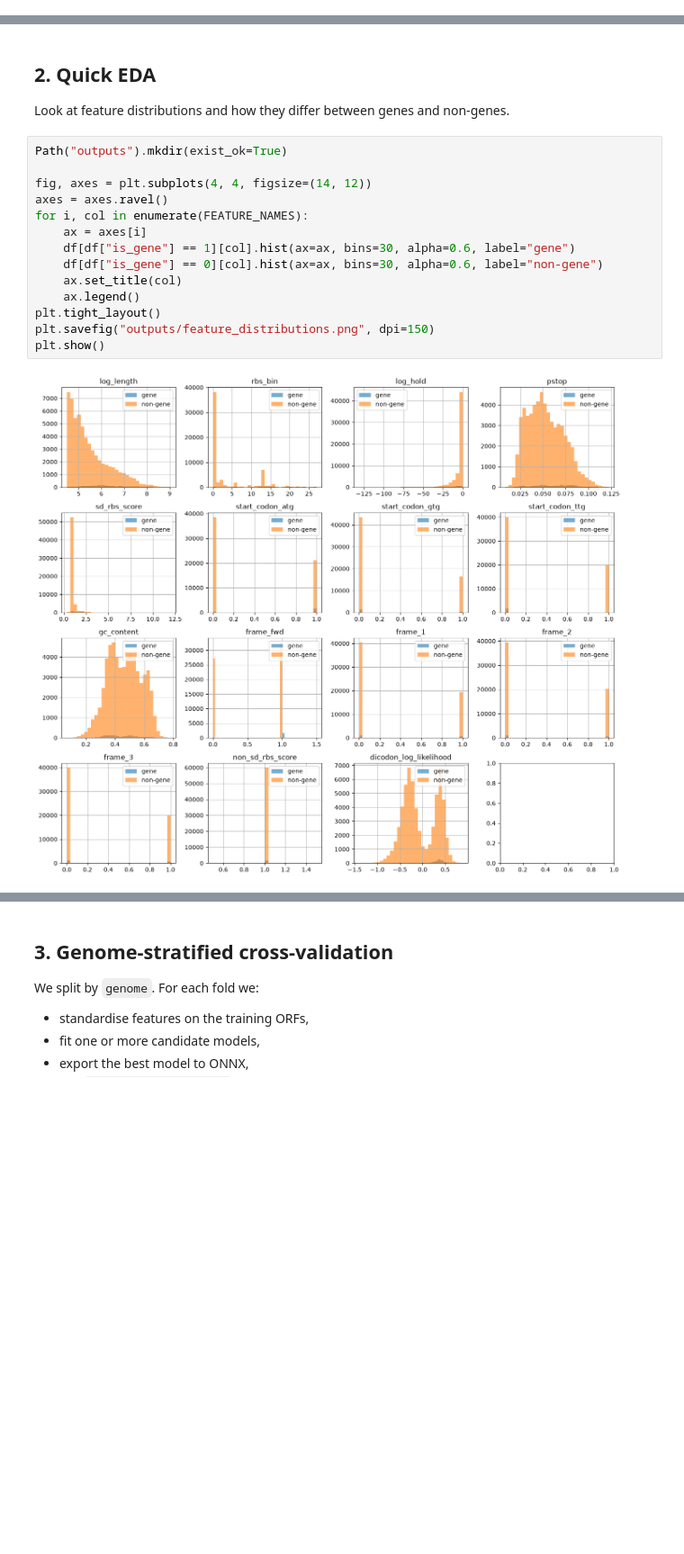
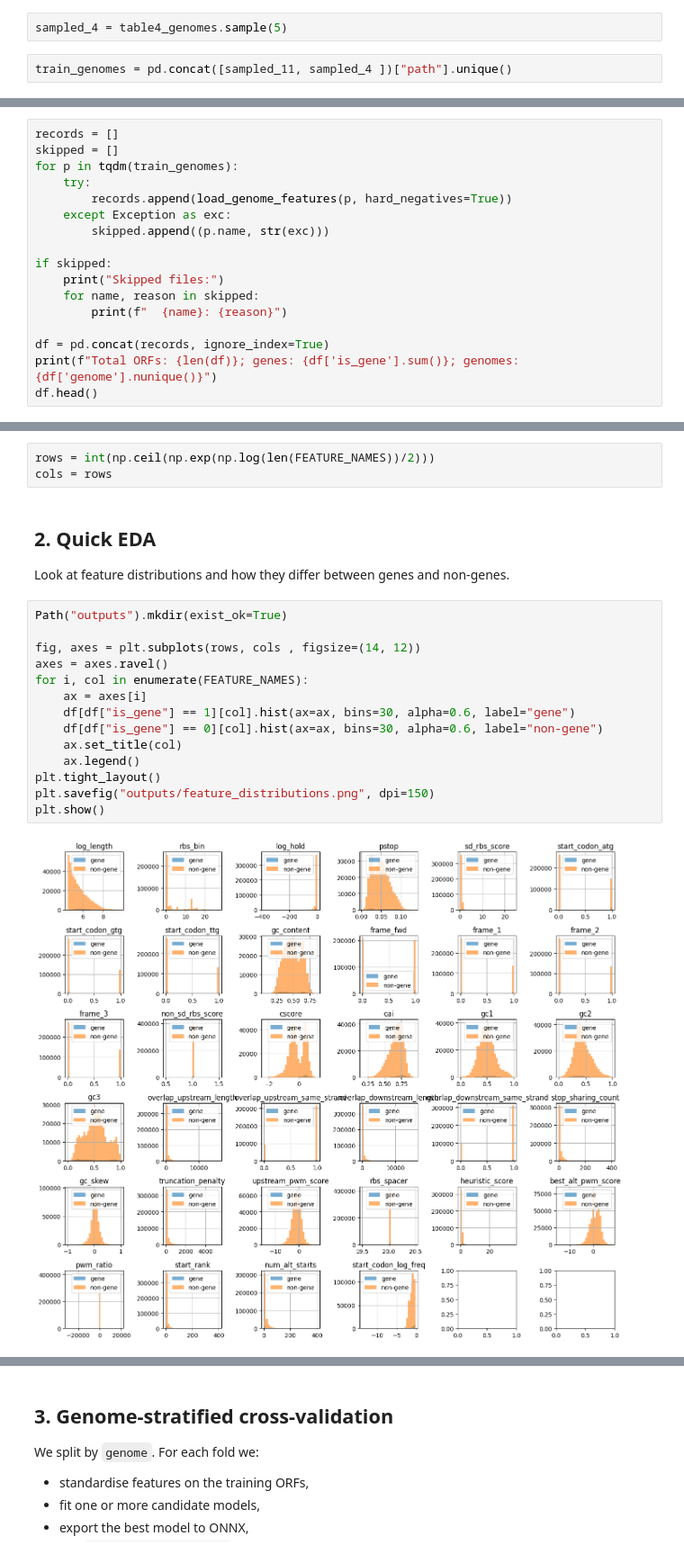
Before and after one commit to Yasas1994/PHANOTATE-rs, a Jupyter notebook: notebooks/01_orf_score_model.ipynb, the cells around one changed output, grey strips where cells are left out. Shown at 90% size. Saved outputs shown, nothing was run; the diff lists cells and outputs as text; blank space fills up the shorter version.

```diff
--- a/notebooks/01_orf_score_model.ipynb
+++ b/notebooks/01_orf_score_model.ipynb
@@ -171,0 +578,4 @@ df
+# %%
+sampled_4 = table4_genomes.sample(5)
+# %%
+train_genomes = pd.concat([sampled_11, sampled_4 ])["path"].unique()
@@ -171,0 +596,17 @@ df
+# %%
+records = []
+skipped = []
+for p in tqdm(train_genomes):
+    try:
+        records.append(load_genome_features(p, hard_negatives=True))
+    except Exception as exc:
+        skipped.append((p.name, str(exc)))
+
+if skipped:
+    print("Skipped files:")
+    for name, reason in skipped:
+        print(f"  {name}: {reason}")
+
+df = pd.concat(records, ignore_index=True)
+print(f"Total ORFs: {len(df)}; genes: {df['is_gene'].sum()}; genomes: {df['genome'].nunique()}")
+df.head()
@@ -172,3 +648,6 @@ df
+# %%
+rows = int(np.ceil(np.exp(np.log(len(FEATURE_NAMES))/2)))
+cols = rows
 # %% [markdown]
 ## 2. Quick EDA
 
@@ -177,19 +656,19 @@ non-genes.
 # %%
 Path("outputs").mkdir(exist_ok=True)
 
-fig, axes = plt.subplots(4, 4, figsize=(14, 12))
+fig, axes = plt.subplots(rows, cols , figsize=(14, 12))
 axes = axes.ravel()
 for i, col in enumerate(FEATURE_NAMES):
     ax = axes[i]
     df[df["is_gene"] == 1][col].hist(ax=ax, bins=30, alpha=0.6, label="gene")
     df[df["is_gene"] == 0][col].hist(ax=ax, bins=30, alpha=0.6, label="non-gene")
     ax.set_title(col)
     ax.legend()
 plt.tight_layout()
 plt.savefig("outputs/feature_distributions.png", dpi=150)
 plt.show()
 # %% [output]
-[figure, old version]
+[figure, new version]
 # %%
 corr = df[FEATURE_NAMES + ["is_gene"]].corr()
 plt.figure(figsize=(10, 8))
```
Also changed, not shown: parts of 45 cells of this notebook, 9 other files.
